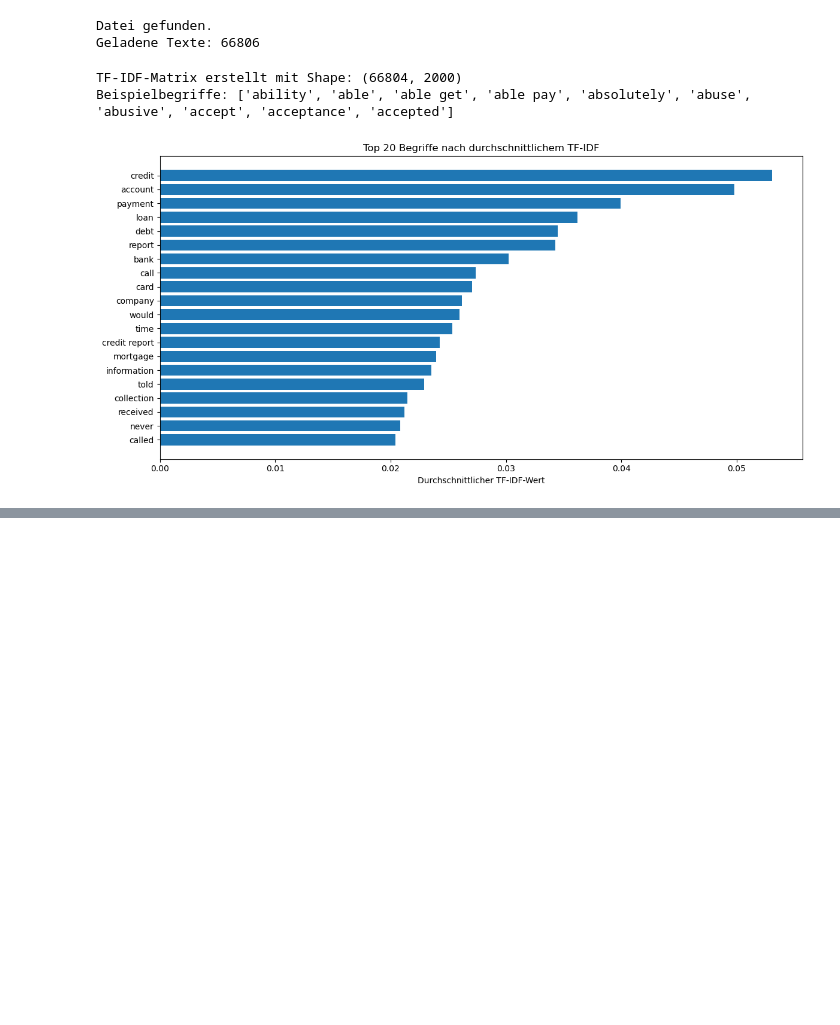
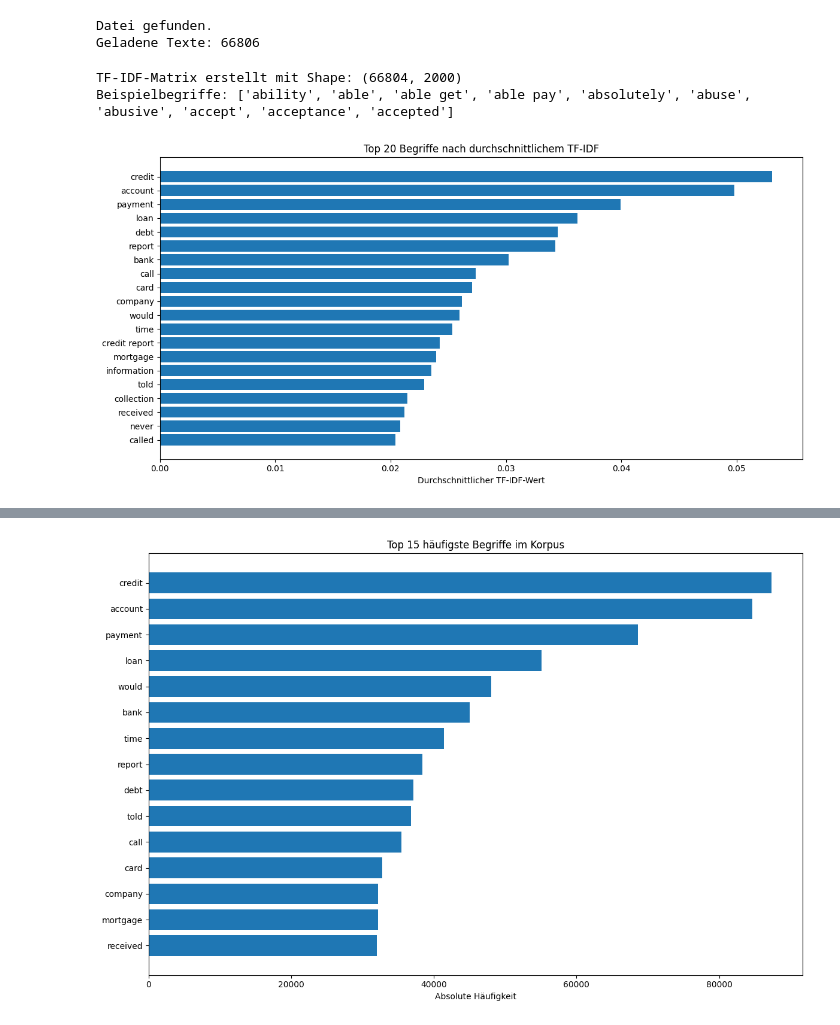
Before and after one commit to Para133791/NLP-Beschwerdeanalyse, a Jupyter notebook: notebooks/2. Vektorisierung.ipynb, the cells around one changed output, grey strips where cells are left out. Drawn from its saved outputs; the diff is of its cells as text; code cells hidden in the pictures; blank space fills up the shorter version.

Commit message:
BoW Plot erstellt

```diff
--- a/notebooks/2. Vektorisierung.ipynb
+++ b/notebooks/2. Vektorisierung.ipynb
@@ -114,0 +125,19 @@ np.save('../models/count_matrix_for_lda.npy', count_matrix.toarray())
+# %%
+# Visualisierung der häufigsten Terme
+term_freq = np.sum(count_matrix.toarray(), axis=0)
+count_terms = count_vectorizer.get_feature_names_out()
+
+# Sortiere nach Häufigkeit und zeige die Top 15 Begriffe
+term_freq_sorted = sorted(zip(count_terms, term_freq), key=lambda x: x[1], reverse=True)
+top_terms = term_freq_sorted[:15][::-1] # Top 15 Begriffe umgekehrt sortiert
+
+# Daten für das Balkendiagramm vorbereiten
+plt.figure(figsize=(12, 8))
+plt.barh([term[0] for term in top_terms], [term[1] for term in top_terms])
+plt.xlabel('Absolute Häufigkeit')
+plt.title('Top 15 häufigste Begriffe im Korpus')
+plt.tight_layout()
+plt.savefig('../results/top_frequent_terms.png')
+plt.show()
+# %% [output]
+[figure, added]
```
Also changed, not shown: parts of 2 cells of this notebook, 1 other file.
